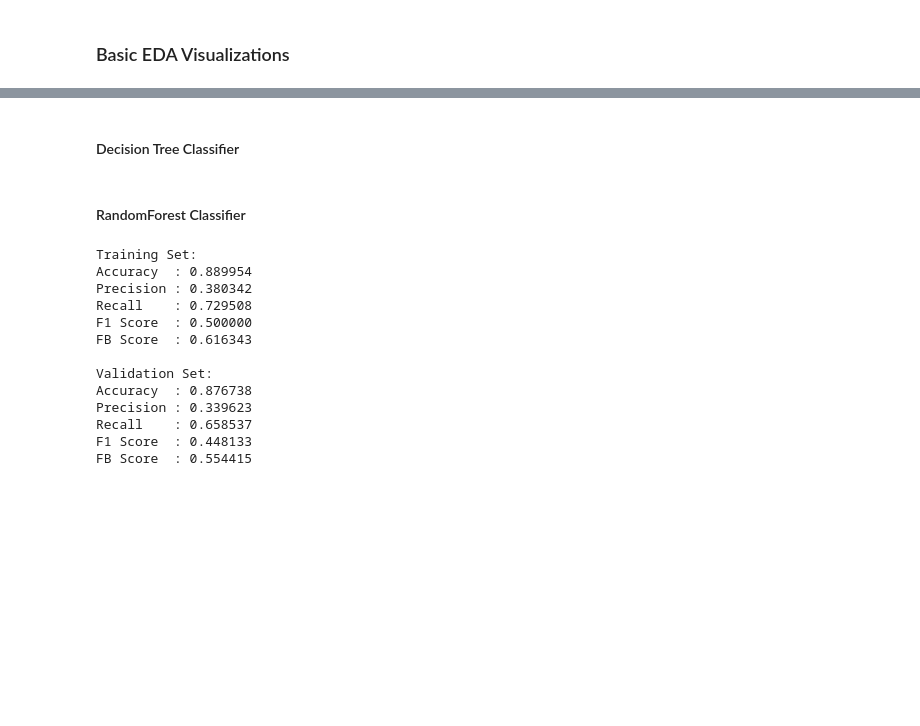
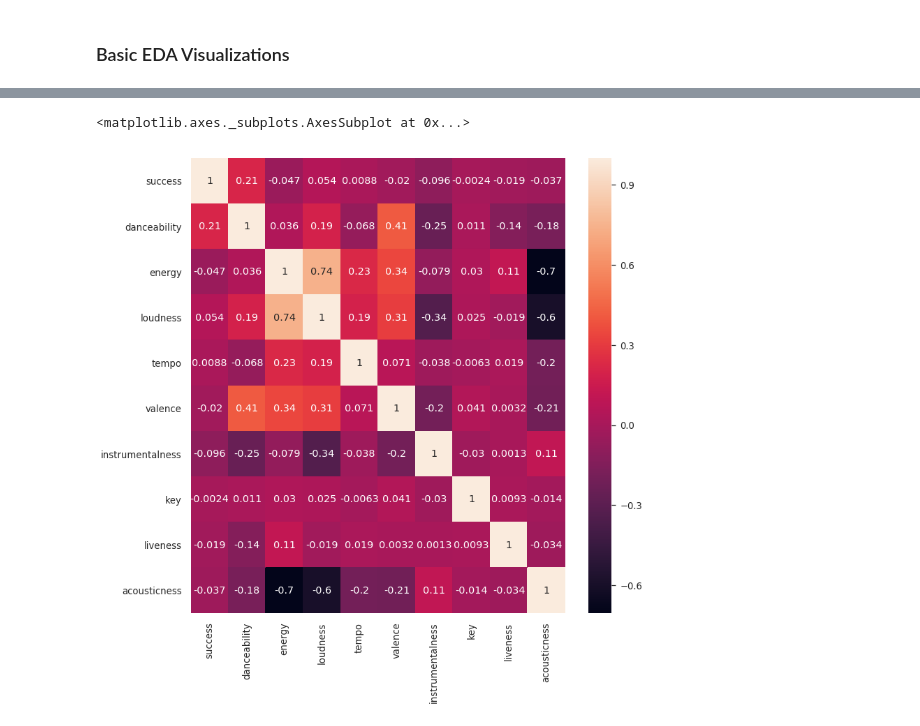
Before and after one commit to jc98924/spotify_audio_features, a Jupyter notebook: model_analysis.ipynb, the cells around one changed output, grey strips where cells are left out. Cells and saved outputs as stored; diff of their text form; code cells hidden in the pictures; blank space fills up the shorter version.

Commit message:
Cleaned .ipynb notebook for readability

```diff
--- a/model_analysis.ipynb
+++ b/model_analysis.ipynb
@@ -98,18 +69,12 @@ spotify_df.profile_report()
 # %%
 features = ['danceability', 'energy', 'loudness', 'tempo','instrumentalness','key','liveness','mode','valence', 'acousticness', 'pop',
             'rap', 'hip-hop', 'country', 'electronic', 'rock','indie', 'house', 'metal', 'jazz', 'soul', 'reggaeton', 'other', 'minutes']
+
 plotting_features = ['success','danceability', 'energy', 'loudness', 'tempo', 'valence', 'instrumentalness',
-                     'key', 'liveness', 'acousticness', 'valence']
+                     'key', 'liveness', 'acousticness']
 y = spotify_df['success']
 X = spotify_df.loc[:,features]
-
-# Used for different processing of genres
-#features = ['danceability', 'energy', 'loudness', 'tempo','instrumentalness','key','liveness','mode','valence', 'speechiness', 'acousticness', 'pop',
-#            'rap/hip-hop', 'edm', 'rock','jazz','other', 'indie', 'minutes']
-#plotting_features = ['success', 'danceability', 'energy', 'loudness', 'instrumentalness', 'tempo']
-#y = spotify_df['success']
-#X = spotify_df.loc[:,features]
-
+X = X.astype('float64')
 
 X_train, X_test, y_train, y_test = train_test_split(X, y, test_size = .20,
                                                     random_state = random_state,
@@ -431,2 +87,0 @@ sns.set(context="notebook", style="darkgrid", rc={"figure.facecolor":"white"}, f
-# %% [markdown]
-#### Decision Tree Classifier
@@ -460,39 +88,7 @@ print('F1 Score  : {:4.6f}'.format(f1_score(y_test, tree_y_test_predict)))
-# %% [markdown]
-#### RandomForest Classifier
-# %%
-forest = RandomForestClassifier(n_estimators = 300, max_features = 4, class_weight = {0:1, 1:7},
-                                min_samples_leaf = 10, max_depth = 10, min_samples_split = 10, random_state = 5 )
-
-forest.fit(X_tr, y_tr)
-forest_y_tr_predict = forest.predict(X_tr)
-forest_y_val_predict = forest.predict(X_val)
-
-forest_probs_val = forest.predict_proba(X_val)[:,1]
-
-print('Training Set:')
-print('Accuracy  : {:4.6f}'.format(accuracy_score(y_tr, forest_y_tr_predict)))
-print('Precision : {:4.6f}'.format(precision_score(y_tr, forest_y_tr_predict)))
-print('Recall    : {:4.6f}'.format(recall_score(y_tr, forest_y_tr_predict)))
-print('F1 Score  : {:4.6f}'.format(f1_score(y_tr, forest_y_tr_predict)))
-print('FB Score  : {:4.6f}'.format(fbeta_score(y_tr, forest_y_tr_predict, average = 'binary', beta = 2)),'\n')
-
-print('Validation Set:')
-print('Accuracy  : {:4.6f}'.format(accuracy_score(y_val, forest_y_val_predict)))
-print('Precision : {:4.6f}'.format(precision_score(y_val, forest_y_val_predict)))
-print('Recall    : {:4.6f}'.format(recall_score(y_val, forest_y_val_predict)))
-print('F1 Score  : {:4.6f}'.format(f1_score(y_val, forest_y_val_predict)))
-print('FB Score  : {:4.6f}'.format(fbeta_score(y_val, forest_y_val_predict, average = 'binary', beta = 2)))
-# %% [output]
-Training Set:
-Accuracy  : 0.889954
-Precision : 0.380342
-Recall    : 0.729508
-F1 Score  : 0.500000
-FB Score  : 0.616343
-
-Validation Set:
-Accuracy  : 0.876738
-Precision : 0.339623
-Recall    : 0.658537
-F1 Score  : 0.448133
-FB Score  : 0.554415
+# %%
+plt.figure(figsize = (12,12))
+sns.set(context="notebook", style="darkgrid", rc={"figure.facecolor":"white"}, font_scale= 1.2)
+sns.heatmap(spotify_df[plotting_features].corr(), annot = True)
+# %% [output]
+<matplotlib.axes._subplots.AxesSubplot at 0x...>
+[figure, added]
```
Also changed, not shown: parts of 77 cells of this notebook.
